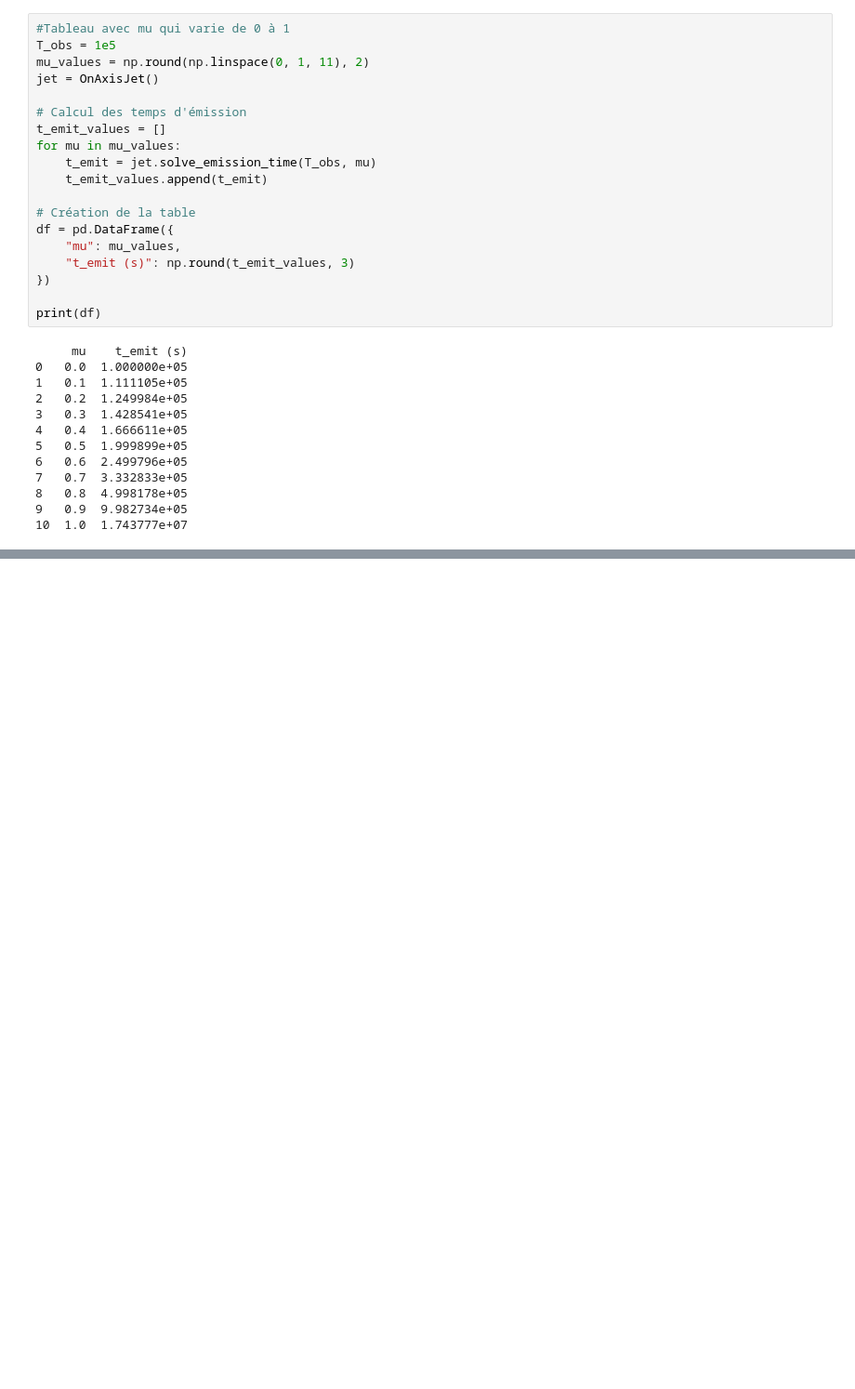
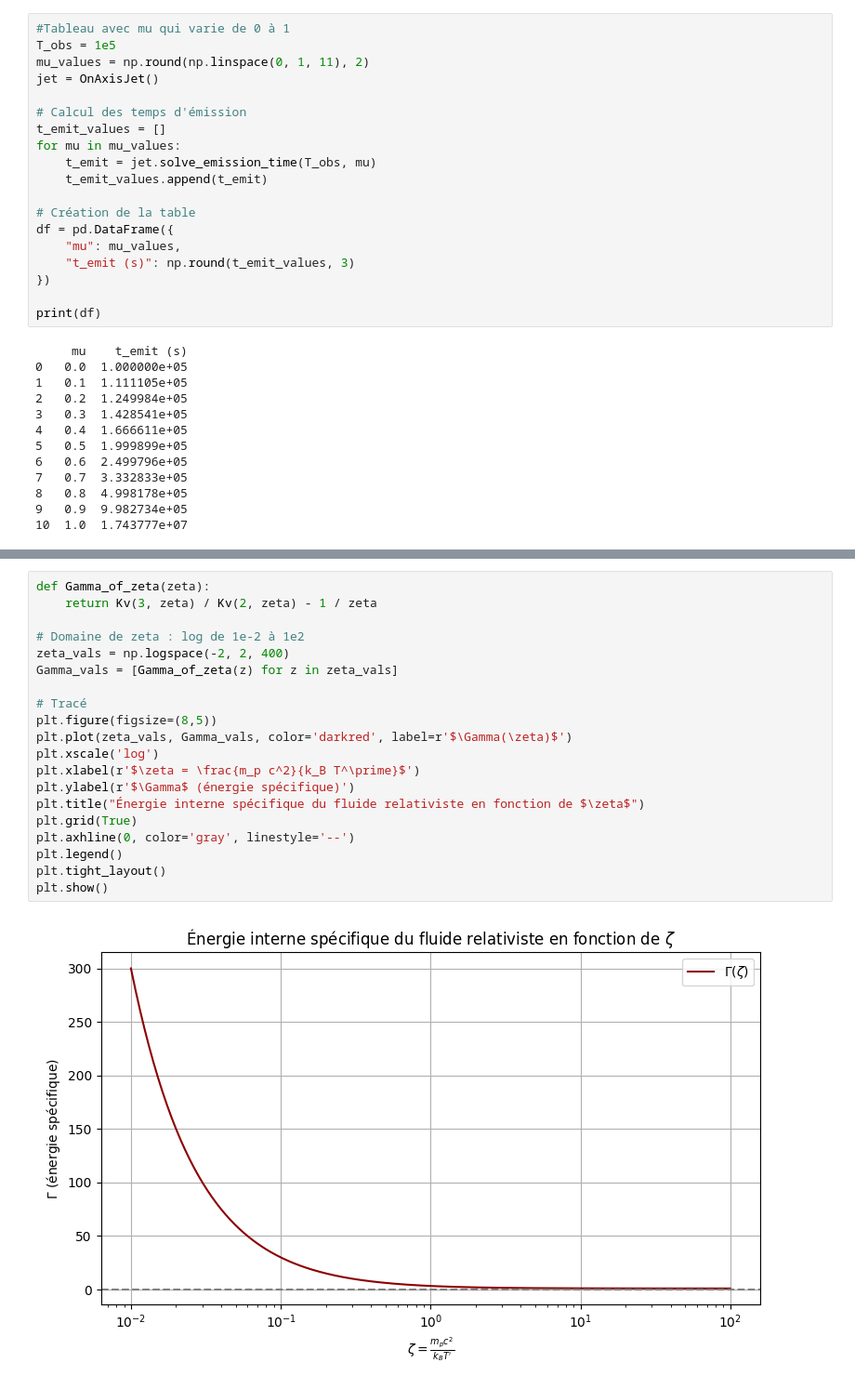
Before and after one commit to KSourya/Stage-M1, a Jupyter notebook: Stage_GRB.ipynb, the cells around one changed output, grey strips where cells are left out. Shown at 93% size. Drawn from its saved outputs; the diff is of its cells as text; blank space fills up the shorter version.

```diff
--- a/Stage_GRB.ipynb
+++ b/Stage_GRB.ipynb
@@ -281,0 +350,22 @@ print(df)
+# %%
+def Gamma_of_zeta(zeta):
+    return Kv(3, zeta) / Kv(2, zeta) - 1 / zeta
+
+# Domaine de zeta : log de 1e-2 à 1e2
+zeta_vals = np.logspace(-2, 2, 400)
+Gamma_vals = [Gamma_of_zeta(z) for z in zeta_vals]
+
+# Tracé
+plt.figure(figsize=(8,5))
+plt.plot(zeta_vals, Gamma_vals, color='darkred', label=r'$\Gamma(\zeta)$')
+plt.xscale('log')
+plt.xlabel(r'$\zeta = \frac{m_p c^2}{k_B T^\prime}$')
+plt.ylabel(r'$\Gamma$ (énergie spécifique)')
+plt.title("Énergie interne spécifique du fluide relativiste en fonction de $\zeta$")
+plt.grid(True)
+plt.axhline(0, color='gray', linestyle='--')
+plt.legend()
+plt.tight_layout()
+plt.show()
+# %% [output]
+[figure, added]
```
Also changed, not shown: parts of 4 cells of this notebook.
